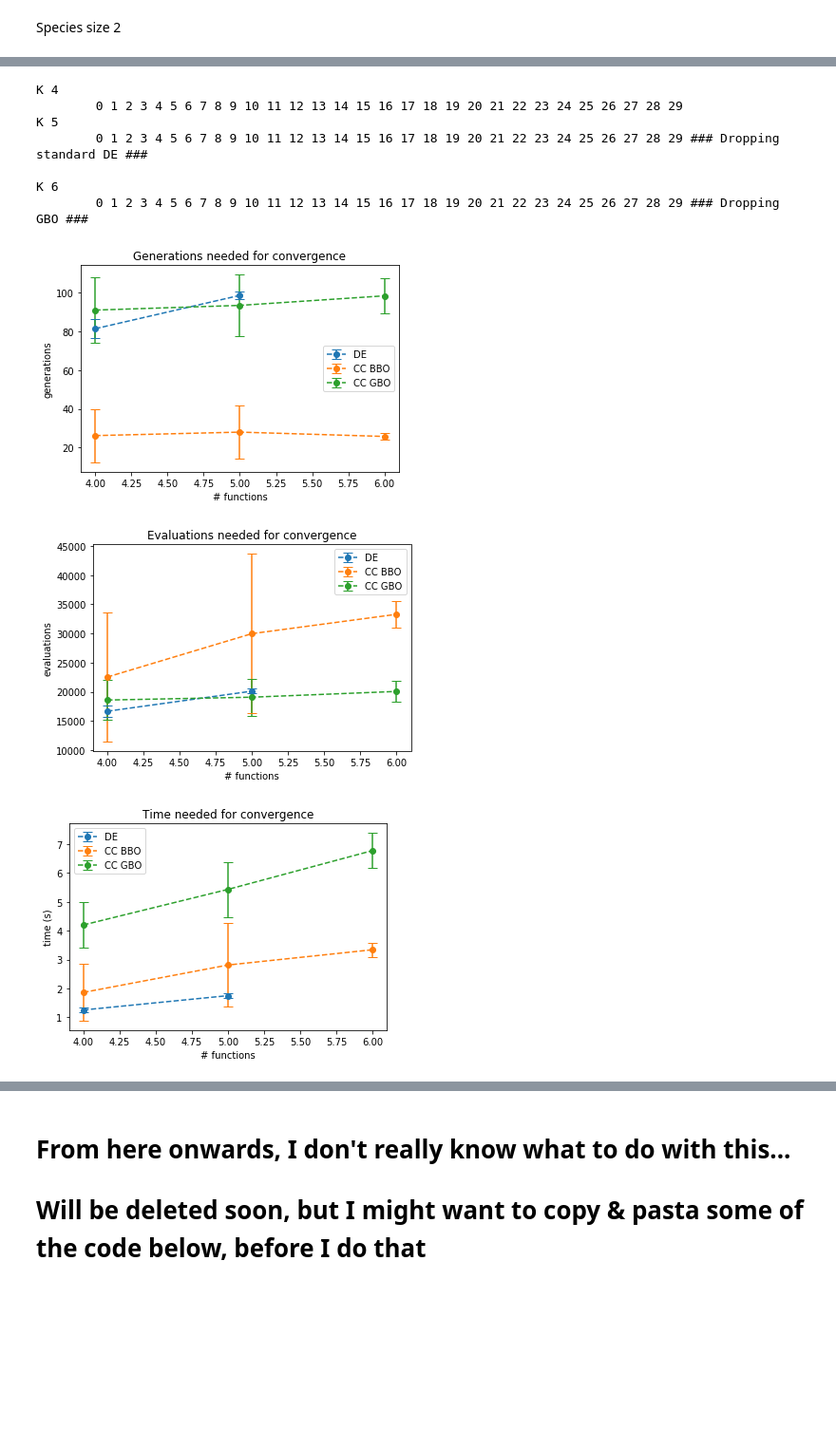
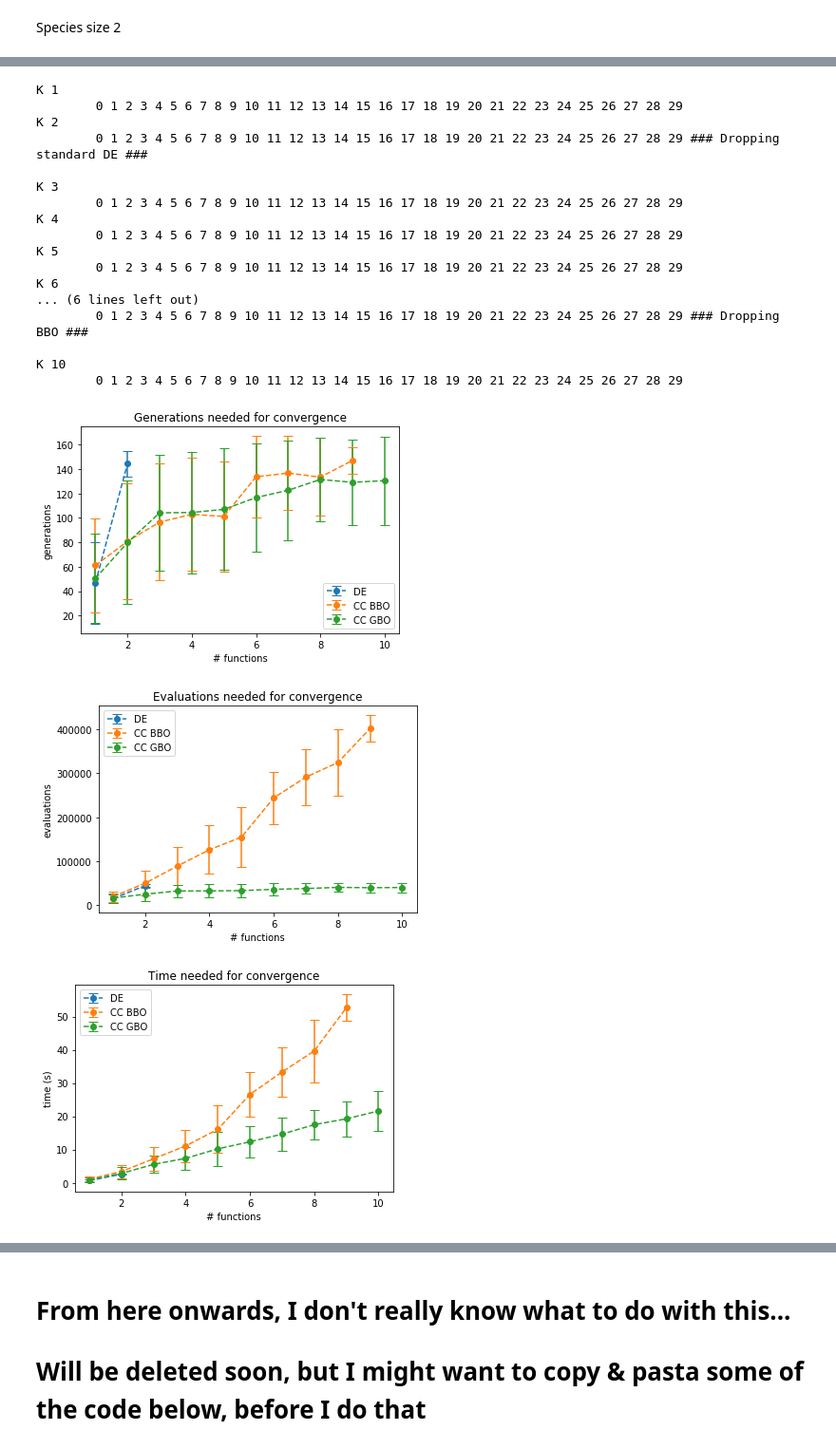
Before and after one commit to RojerGS/CS4205Python, a Jupyter notebook: practical2/limited_resources_analysis.ipynb, the cells around one changed output, grey strips where cells are left out. Shown at 95% size. Saved outputs shown, nothing was run; the diff lists cells and outputs as text; code cells hidden in the pictures; blank space fills up the shorter version.

```diff
--- a/practical2/limited_resources_analysis.ipynb
+++ b/practical2/limited_resources_analysis.ipynb
@@ -987,0 +1266,11 @@ K 10
+# %%
+func = get_rosenbrock()
+for _ in range(10):
+    pso = PSO(func, 2, lower_bounds=-1, upper_bounds=2,
+                    goal_fitness=pow(10, -4),
+                    population_size=500, max_generations=100, topology=PSOTopologies.LBEST)
+    while not pso.has_converged():
+        pso.evolve()
+    print(pso._generations)
+    print(pso.get_best_fitness(1))
+    print(pso.get_best_genotypes(1))
@@ -1027,9 +1499,9 @@ func = FunctionFactory.get_rotated_ellipsoid()
 subL = 2
 VTR = pow(10, -3)
 # repeat each experiment N times
-N = 10
+N = 20
 # number of functions is increasing
-Kmax = 20
+Kmax = 10
 Ks = list(range(1, Kmax+1))
 pop_size = 200
 max_generations = 100
@@ -1208,18 +1684,15 @@ K 20
 # %%
 ### Initialize some settings of the experiment
-f = FunctionFactory.get_rotated_ellipsoid()
-def func(x):
-    assert np.array(x).size == 2
-    return f(x)
+func = FunctionFactory.get_rotated_ellipsoid()
 subL = 2
 VTR = pow(10, -3)
 # repeat each experiment N times
 N = 30
 # number of functions is increasing
-Kmax = 6
-Ks = list(range(4, Kmax+1))
-pop_size = 200
-max_generations = 100
+Kmax = 10
+Ks = list(range(1, Kmax+1))
+pop_size = 300
+max_generations = 150
 # arguments for the DE
 args = {"population_size": pop_size, "crossover_probability": 0.33,
                      "f_weight": 0.05}
@@ -1250,17 +1723,12 @@ for idx, K in enumerate(Ks):
     input_spaces = [list(range(i*subL, (i+1)*subL)) for i in range(K)]
     ga_arguments = [args]*K
 
-
-    F_ = FunctionFactory.get_soreb(k=subL)
-    def F(x):
-        assert (np.array(x).size == subL*K)
-        return F_(x)
-
     print("\t", end="")
     for exp in range(N):
         print(exp, end=" ")
         ### normal black box optimization
         # only run if it has been keeping up
+        F = FunctionFactory.get_soreb(k=subL)
         if success_idx == idx:
             de = DE(F, K*subL, lower_bounds=LB[0], upper_bounds=UB[0],
                     goal_fitness=VTR, max_generations=max_generations, **args)
@@ -1352,36 +1820,46 @@ evals_bbo_errs = np.std(evals_bbo[:sib], axis=-1)
 plt.errorbar(Ks[:sib], evals_bbo_means, yerr=evals_bbo_errs, fmt="--o", capsize=5)
 evals_gbo_means = np.mean(evals_gbo[:sig], axis=-1)
 evals_gbo_errs = np.std(evals_gbo[:sig], axis=-1)
 plt.errorbar(Ks[:sig], evals_gbo_means, yerr=evals_gbo_errs, fmt="--o", capsize=5)
 plt.title("Evaluations needed for convergence")
 plt.xlabel("# functions")
 plt.ylabel("evaluations")
 plt.legend(["DE", "CC BBO", "CC GBO"])
 
 plt.figure(3)
 times_means = np.mean(times[:si], axis=-1)
 times_errs = np.std(times[:si], axis=-1)
 plt.errorbar(Ks[:si], times_means, yerr=times_errs, fmt="--o", capsize=5)
 times_bbo_means = np.mean(times_bbo[:sib], axis=-1)
 times_bbo_errs = np.std(times_bbo[:sib], axis=-1)
 plt.errorbar(Ks[:sib], times_bbo_means, yerr=times_bbo_errs, fmt="--o", capsize=5)
 times_gbo_means = np.mean(times_gbo[:sig], axis=-1)
 times_gbo_errs = np.std(times_gbo[:sig], axis=-1)
 plt.errorbar(Ks[:sig], times_gbo_means, yerr=times_gbo_errs, fmt="--o", capsize=5)
 plt.title("Time needed for convergence")
 plt.xlabel("# functions")
 plt.ylabel("time (s)")
 plt.legend(["DE", "CC BBO", "CC GBO"])
 
 plt.show()
 # %% [output]
+K 1
+        0 1 2 3 4 5 6 7 8 9 10 11 12 13 14 15 16 17 18 19 20 21 22 23 24 25 26 27 28 29
+K 2
+        0 1 2 3 4 5 6 7 8 9 10 11 12 13 14 15 16 17 18 19 20 21 22 23 24 25 26 27 28 29 ### Dropping standard DE ###
+
+K 3
+        0 1 2 3 4 5 6 7 8 9 10 11 12 13 14 15 16 17 18 19 20 21 22 23 24 25 26 27 28 29
 K 4
         0 1 2 3 4 5 6 7 8 9 10 11 12 13 14 15 16 17 18 19 20 21 22 23 24 25 26 27 28 29
 K 5
-        0 1 2 3 4 5 6 7 8 9 10 11 12 13 14 15 16 17 18 19 20 21 22 23 24 25 26 27 28 29 ### Dropping standard DE ###
+        0 1 2 3 4 5 6 7 8 9 10 11 12 13 14 15 16 17 18 19 20 21 22 23 24 25 26 27 28 29
+K 6
+... (6 lines left out)
+        0 1 2 3 4 5 6 7 8 9 10 11 12 13 14 15 16 17 18 19 20 21 22 23 24 25 26 27 28 29 ### Dropping BBO ###
 
-K 6
-        0 1 2 3 4 5 6 7 8 9 10 11 12 13 14 15 16 17 18 19 20 21 22 23 24 25 26 27 28 29 ### Dropping GBO ###
+K 10
+        0 1 2 3 4 5 6 7 8 9 10 11 12 13 14 15 16 17 18 19 20 21 22 23 24 25 26 27 28 29
-[figure, old version]
+[figure, new version]
-[figure, old version]
+[figure, new version]
-[figure, old version]
+[figure, new version]
```
Also changed, not shown: parts of 18 cells of this notebook.
